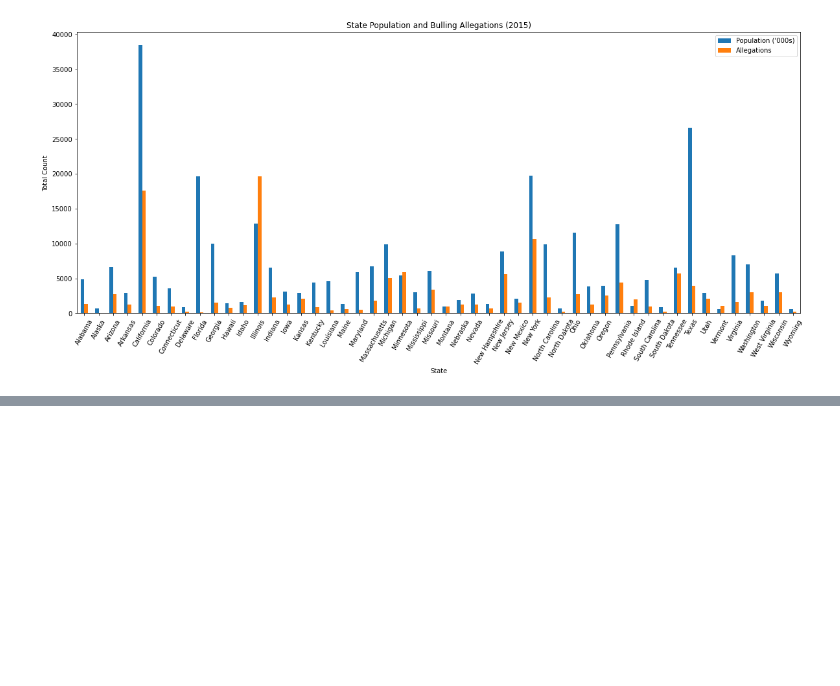
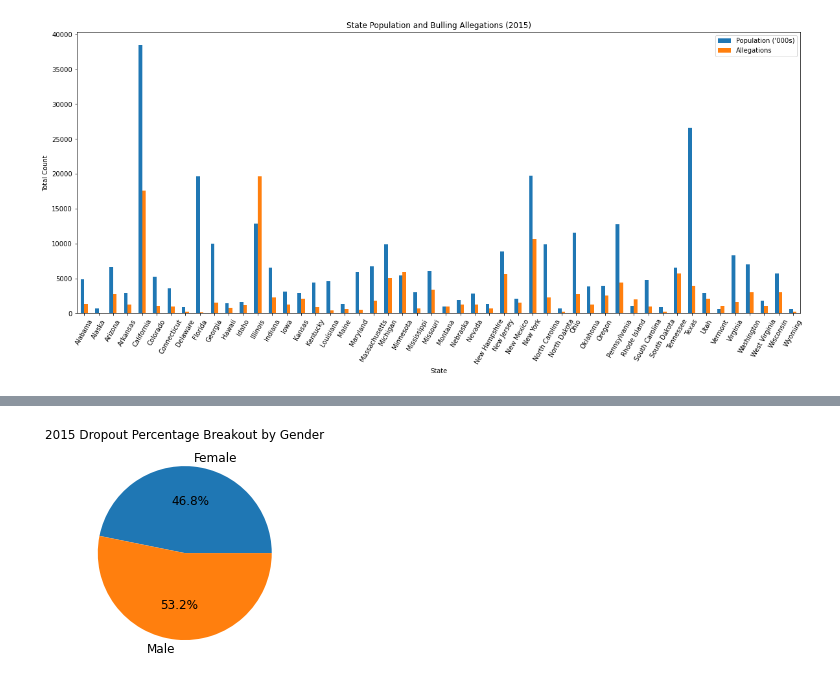
Before and after one commit to hannahduncan/bullying-in-america, a Jupyter notebook: Analysis.ipynb, the cells around one changed output, grey strips where cells are left out. Cells and saved outputs as stored; diff of their text form; code cells hidden in the pictures; blank space fills up the shorter version.

```diff
--- a/Analysis.ipynb
+++ b/Analysis.ipynb
@@ -405,0 +439,7 @@ plt.savefig(f"Output/Images/LT50_Grad_Rates.png")
+# %%
+#Bring in 2015 data
+# Save file path to variable
+SY2015_csv = "Input/SY2015_data.csv"
+# Read with Pandas
+SY2015_df = pd.read_csv(SY2015_csv)
+SY2015_df.head()
@@ -405,0 +453,5 @@ plt.savefig(f"Output/Images/LT50_Grad_Rates.png")
+# %%
+#2015 TOTAL COUNTS = 5,077
+#Clear out summary data
+SY2015_dfc = SY2015_df.dropna()
+SY2015_dfc.head()
@@ -405,0 +465,13 @@ plt.savefig(f"Output/Images/LT50_Grad_Rates.png")
+# %%
+#Group dropout data by gender
+SY2015_gender = SY2015_dfc.groupby("Sex")
+SY2015_gender.sum()
+
+genders = ["Female", "Male"]
+gcounts = [2355, 2673]
+
+plt.title("2015 Dropout Percentage Breakout by Gender")
+plt.pie(gcounts, labels=genders, textprops={'size': 'larger'}, autopct="%1.1f%%")
+plt.savefig("Output/Images/Gender.png", format="png")
+# %% [output]
+[figure, added]
```
Also changed, not shown: parts of 29 cells of this notebook, 10 other files.
